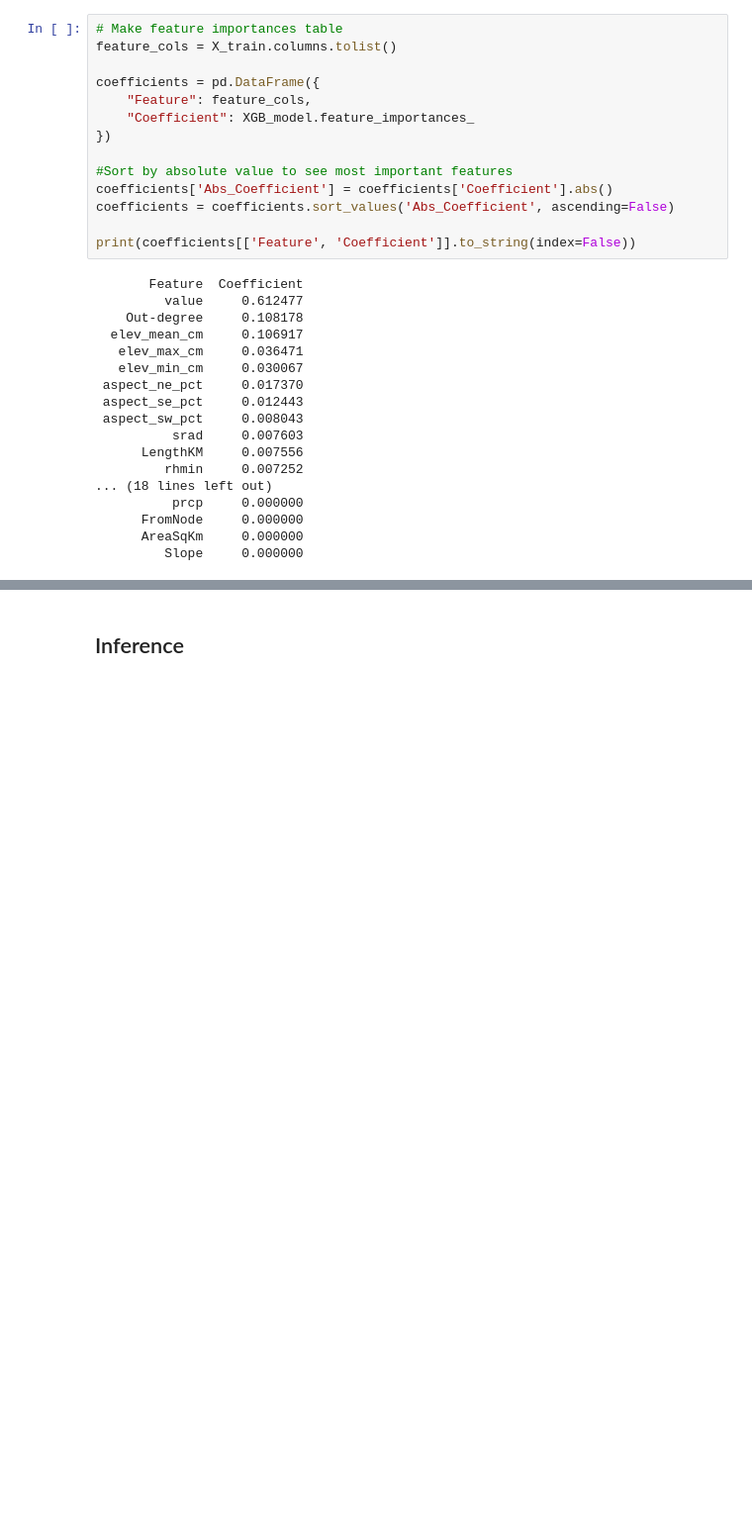
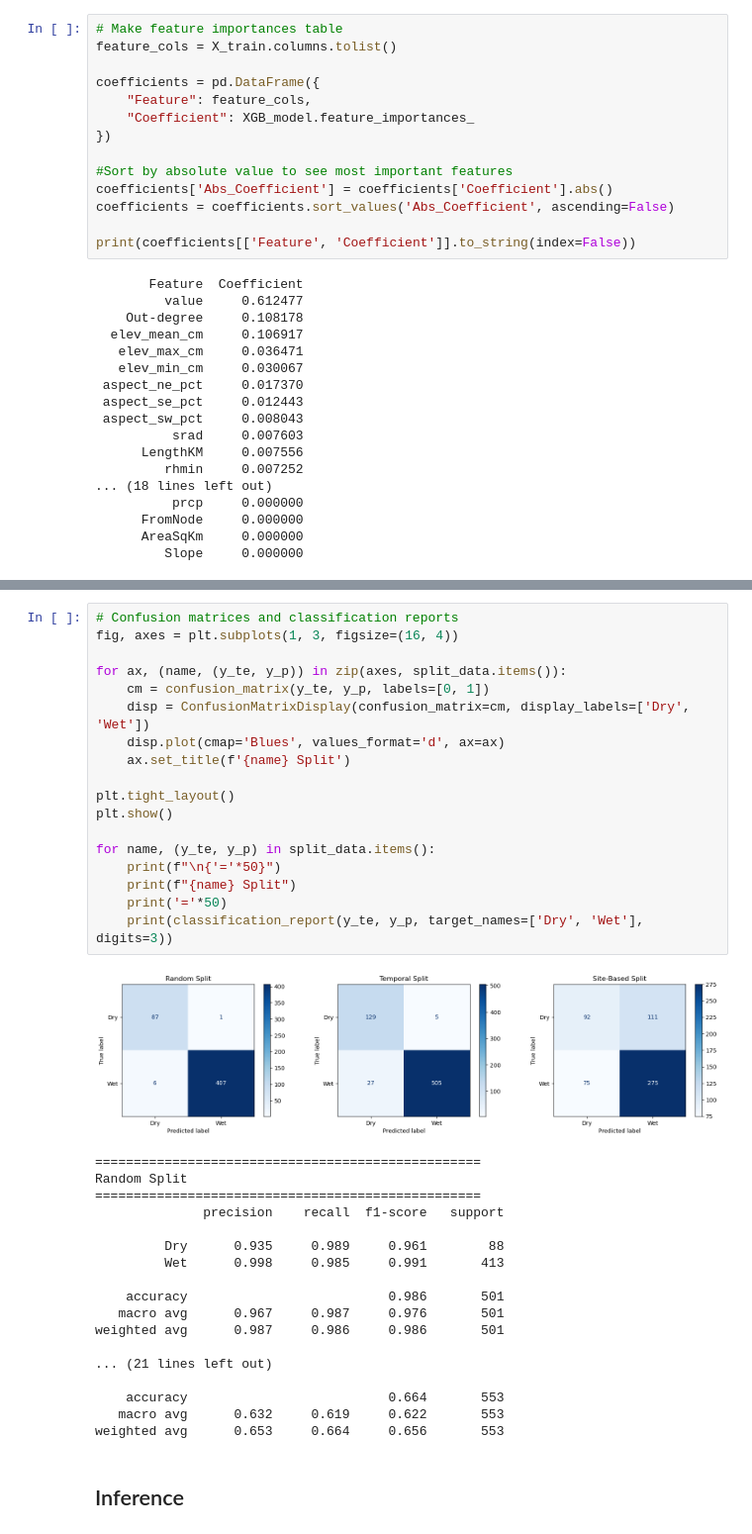
Before and after one commit to michaeltm365/saas-river-forecasting, a Jupyter notebook: xgb/xgb.ipynb, the cells around one changed output, grey strips where cells are left out. Shown at 99% size. Saved outputs shown, nothing was run; the diff lists cells and outputs as text; blank space fills up the shorter version.

```diff
--- a/xgb/xgb.ipynb
+++ b/xgb/xgb.ipynb
@@ -302,3 +369,40 @@ print(coefficients[['Feature', 'Coefficient']].to_string(index=False))
+# %%
+# Confusion matrices and classification reports
+fig, axes = plt.subplots(1, 3, figsize=(16, 4))
+
+for ax, (name, (y_te, y_p)) in zip(axes, split_data.items()):
+    cm = confusion_matrix(y_te, y_p, labels=[0, 1])
+    disp = ConfusionMatrixDisplay(confusion_matrix=cm, display_labels=['Dry', 'Wet'])
+    disp.plot(cmap='Blues', values_format='d', ax=ax)
+    ax.set_title(f'{name} Split')
+
+plt.tight_layout()
+plt.show()
+
+for name, (y_te, y_p) in split_data.items():
+    print(f"\n{'='*50}")
+    print(f"{name} Split")
+    print('='*50)
+    print(classification_report(y_te, y_p, target_names=['Dry', 'Wet'], digits=3))
+# %% [output]
+[figure, added]
+==================================================
+Random Split
+==================================================
+              precision    recall  f1-score   support
+
+         Dry      0.935     0.989     0.961        88
+         Wet      0.998     0.985     0.991       413
+
+    accuracy                          0.986       501
+   macro avg      0.967     0.987     0.976       501
+weighted avg      0.987     0.986     0.986       501
+
+... (21 lines left out)
+
+    accuracy                          0.664       553
+   macro avg      0.632     0.619     0.622       553
+weighted avg      0.653     0.664     0.656       553
 # %% [markdown]
 ## Inference
 # %%
```
Also changed, not shown: parts of 4 cells of this notebook, 9 other files.
